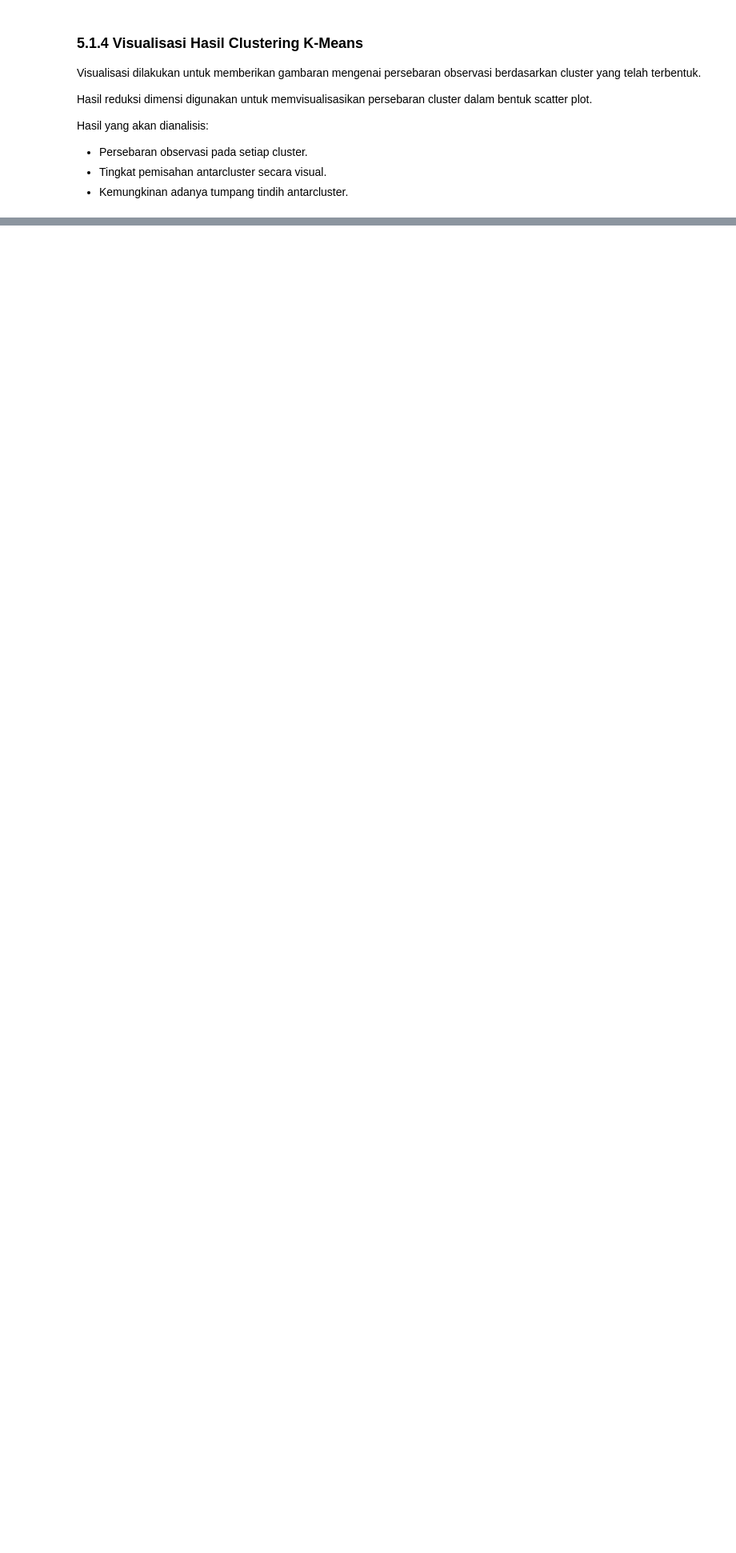
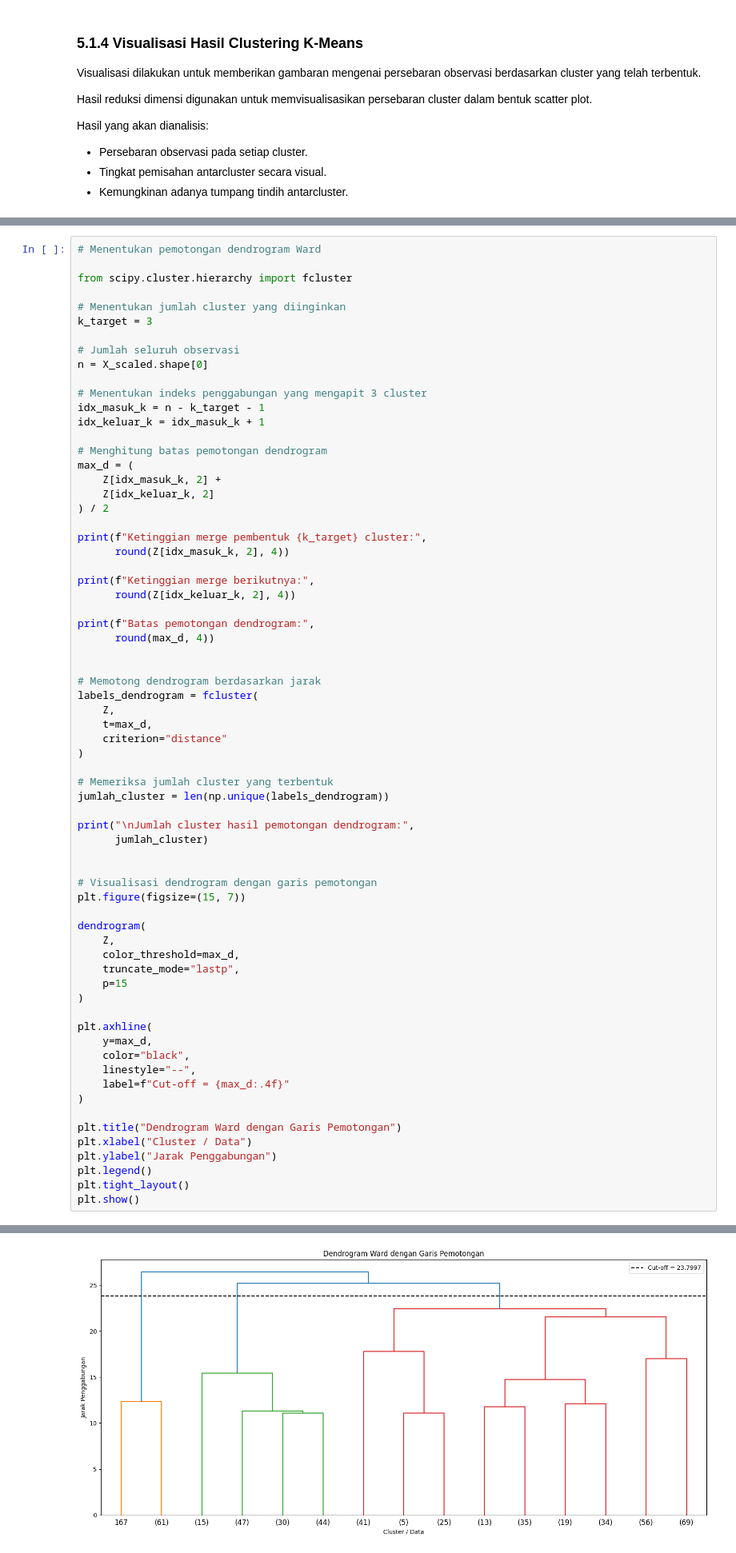
Before and after one commit to aulyarvlln/57_IF-E_Kimpul, a Jupyter notebook: ProyekDS.ipynb, the cells around one changed output, grey strips where cells are left out. Shown at 80% size. Cells and saved outputs as stored; diff of their text form; blank space fills up the shorter version.

```diff
--- a/ProyekDS.ipynb
+++ b/ProyekDS.ipynb
@@ -789,0 +899,69 @@ Hasil yang akan dianalisis:
+# %%
+# Menentukan pemotongan dendrogram Ward
+
+from scipy.cluster.hierarchy import fcluster
+
+# Menentukan jumlah cluster yang diinginkan
+k_target = 3
+
+# Jumlah seluruh observasi
+n = X_scaled.shape[0]
+
+# Menentukan indeks penggabungan yang mengapit 3 cluster
+idx_masuk_k = n - k_target - 1
+idx_keluar_k = idx_masuk_k + 1
+
+# Menghitung batas pemotongan dendrogram
+max_d = (
+    Z[idx_masuk_k, 2] +
+    Z[idx_keluar_k, 2]
+) / 2
+
+print(f"Ketinggian merge pembentuk {k_target} cluster:",
+      round(Z[idx_masuk_k, 2], 4))
+
+print(f"Ketinggian merge berikutnya:",
+      round(Z[idx_keluar_k, 2], 4))
+
+print(f"Batas pemotongan dendrogram:",
+      round(max_d, 4))
+
+
+# Memotong dendrogram berdasarkan jarak
+labels_dendrogram = fcluster(
+    Z,
+    t=max_d,
+    criterion="distance"
+)
+
+# Memeriksa jumlah cluster yang terbentuk
+jumlah_cluster = len(np.unique(labels_dendrogram))
+
+print("\nJumlah cluster hasil pemotongan dendrogram:",
+      jumlah_cluster)
+
+
+# Visualisasi dendrogram dengan garis pemotongan
+plt.figure(figsize=(15, 7))
+
+dendrogram(
+    Z,
+    color_threshold=max_d,
+    truncate_mode="lastp",
+    p=15
+)
+
+plt.axhline(
+    y=max_d,
+    color="black",
+    linestyle="--",
+    label=f"Cut-off = {max_d:.4f}"
+)
+
+plt.title("Dendrogram Ward dengan Garis Pemotongan")
+plt.xlabel("Cluster / Data")
+plt.ylabel("Jarak Penggabungan")
+plt.legend()
+plt.tight_layout()
+plt.show()
+# %% [output]
@@ -790 +973,2 @@ Hasil yang akan dianalisis:
+[figure, added]
 # %% [markdown]
```
Also changed, not shown: parts of 15 cells of this notebook.
